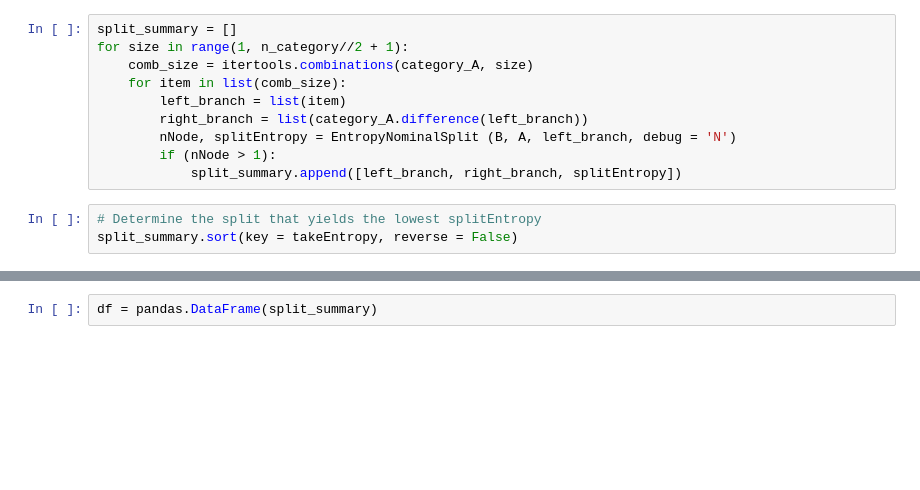
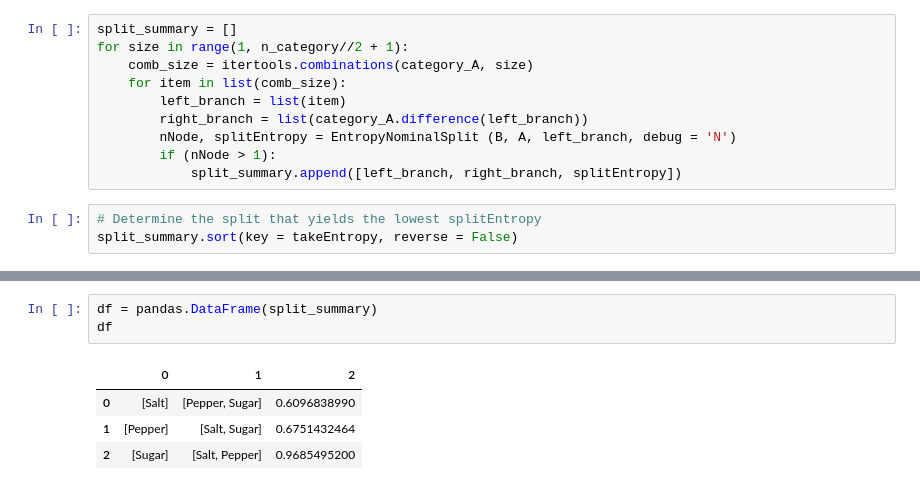
Before and after one commit to code-better-everyday/mas, a Jupyter notebook: CSP571/src/Module-7-Toy-Classification-Tree.ipynb, the cells around one changed output, grey strips where cells are left out. Drawn from its saved outputs; the diff is of its cells as text; blank space fills up the shorter version.

```diff
--- a/CSP571/src/Module-7-Toy-Classification-Tree.ipynb
+++ b/CSP571/src/Module-7-Toy-Classification-Tree.ipynb
@@ -162,2 +203,8 @@ print('   Split Entropy: ', split_summary[0][2])
 # %%
 df = pandas.DataFrame(split_summary)
+df
+# %% [output]
+|  | 0 | 1 | 2 |
+| 0 | [Salt] | [Pepper, Sugar] | 0.6096838990 |
+| 1 | [Pepper] | [Salt, Sugar] | 0.6751432464 |
+| 2 | [Sugar] | [Salt, Pepper] | 0.9685495200 |
```
Also changed, not shown: parts of 10 cells of this notebook, 23 other files.
